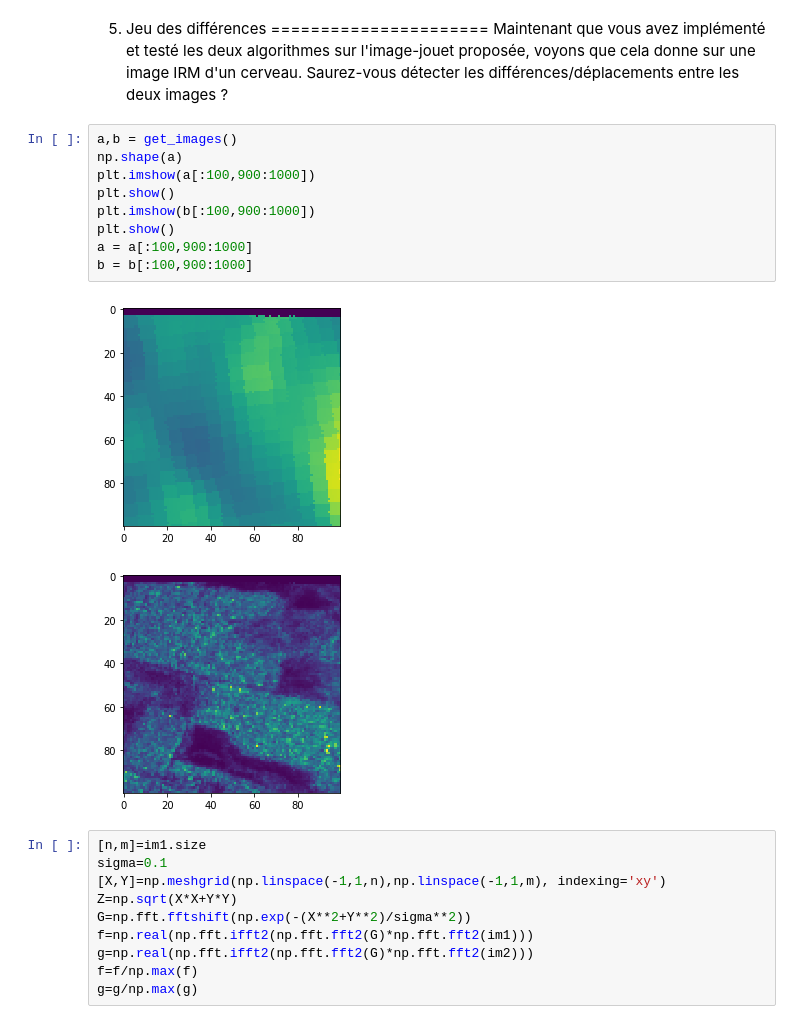
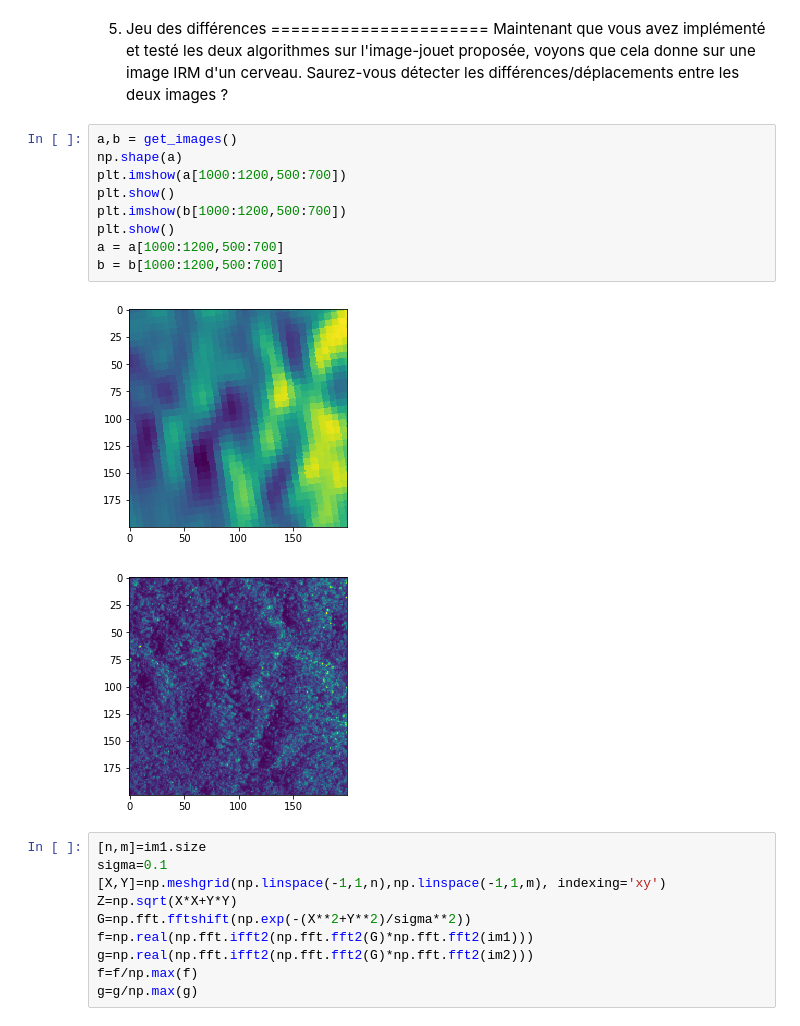
Before and after one commit to YamSok/CESBIO_BIOMASS, a Jupyter notebook: TP_Recalage3.ipynb, the cells around one changed output. Cells and saved outputs as stored; diff of their text form.

```diff
--- a/TP_Recalage3.ipynb
+++ b/TP_Recalage3.ipynb
@@ -476,15 +476,15 @@ Maintenant que vous avez implémenté et testé les deux algorithmes sur l'image
 # %%
 a,b = get_images()
 np.shape(a)
-plt.imshow(a[:100,900:1000])
+plt.imshow(a[1000:1200,500:700])
 plt.show()
-plt.imshow(b[:100,900:1000])
+plt.imshow(b[1000:1200,500:700])
 plt.show()
-a = a[:100,900:1000]
-b = b[:100,900:1000]
+a = a[1000:1200,500:700]
+b = b[1000:1200,500:700]
 # %% [output]
-[figure, old version]
+[figure, new version]
-[figure, old version]
+[figure, new version]
 # %%
 [n,m]=im1.size
 sigma=0.1
```
Also changed, not shown: parts of 8 cells of this notebook.
